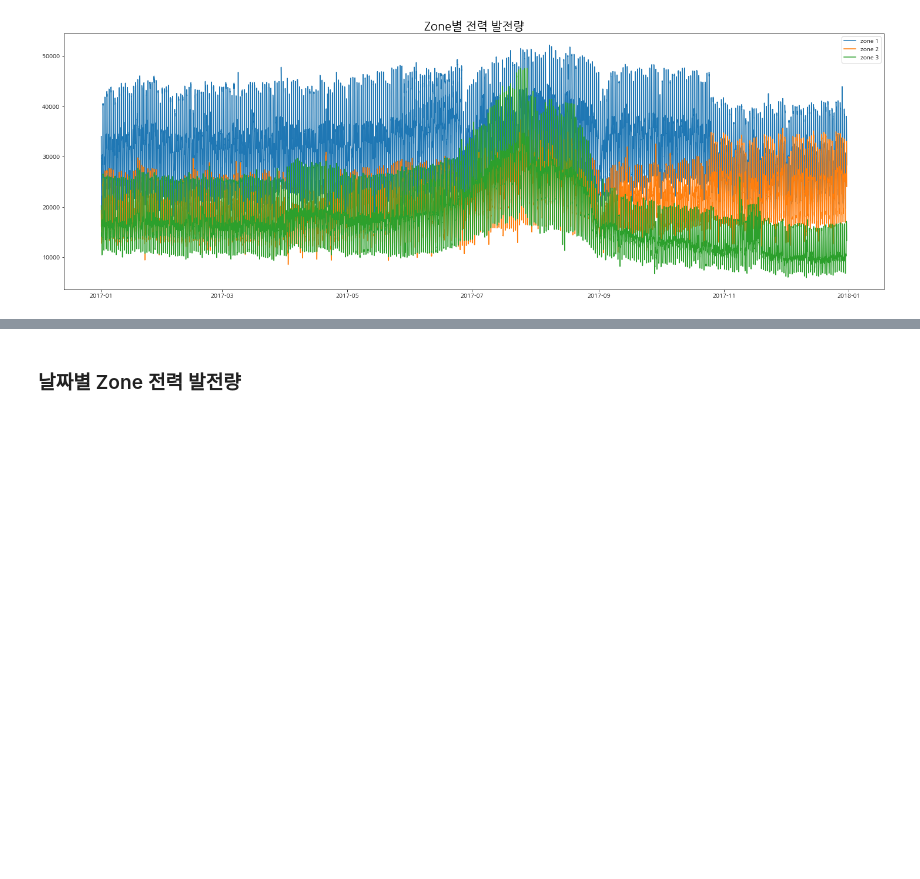
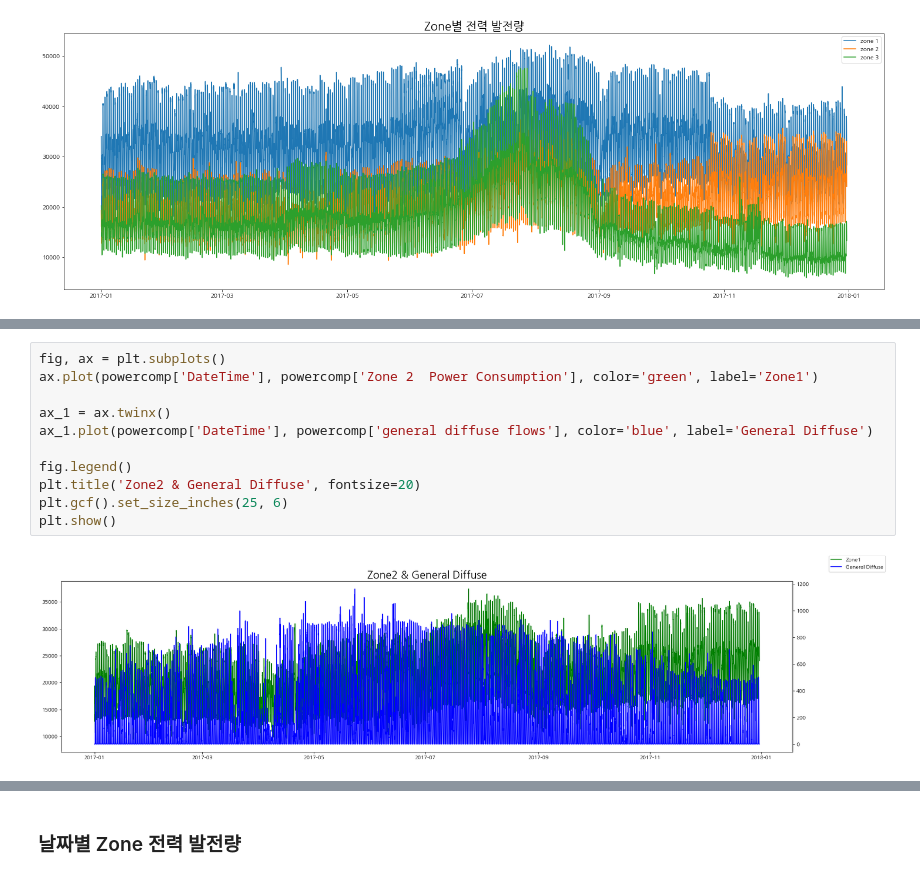
Before and after one commit to seonydg/ml-electricity-generation-forecast, a Jupyter notebook: electricity-generation-forecast.ipynb, the cells around one changed output, grey strips where cells are left out. Drawn from its saved outputs; the diff is of its cells as text; blank space fills up the shorter version.

```diff
--- a/electricity-generation-forecast.ipynb
+++ b/electricity-generation-forecast.ipynb
@@ -127,0 +165,13 @@ fig, ax = plt.subplots()
+# %%
+fig, ax = plt.subplots()
+ax.plot(powercomp['DateTime'], powercomp['Zone 2  Power Consumption'], color='green', label='Zone1')
+
+ax_1 = ax.twinx()
+ax_1.plot(powercomp['DateTime'], powercomp['general diffuse flows'], color='blue', label='General Diffuse')
+
+fig.legend()
+plt.title('Zone2 & General Diffuse', fontsize=20)
+plt.gcf().set_size_inches(25, 6)
+plt.show()
+# %% [output]
+[figure, added]
```
Also changed, not shown: parts of 34 cells of this notebook.
